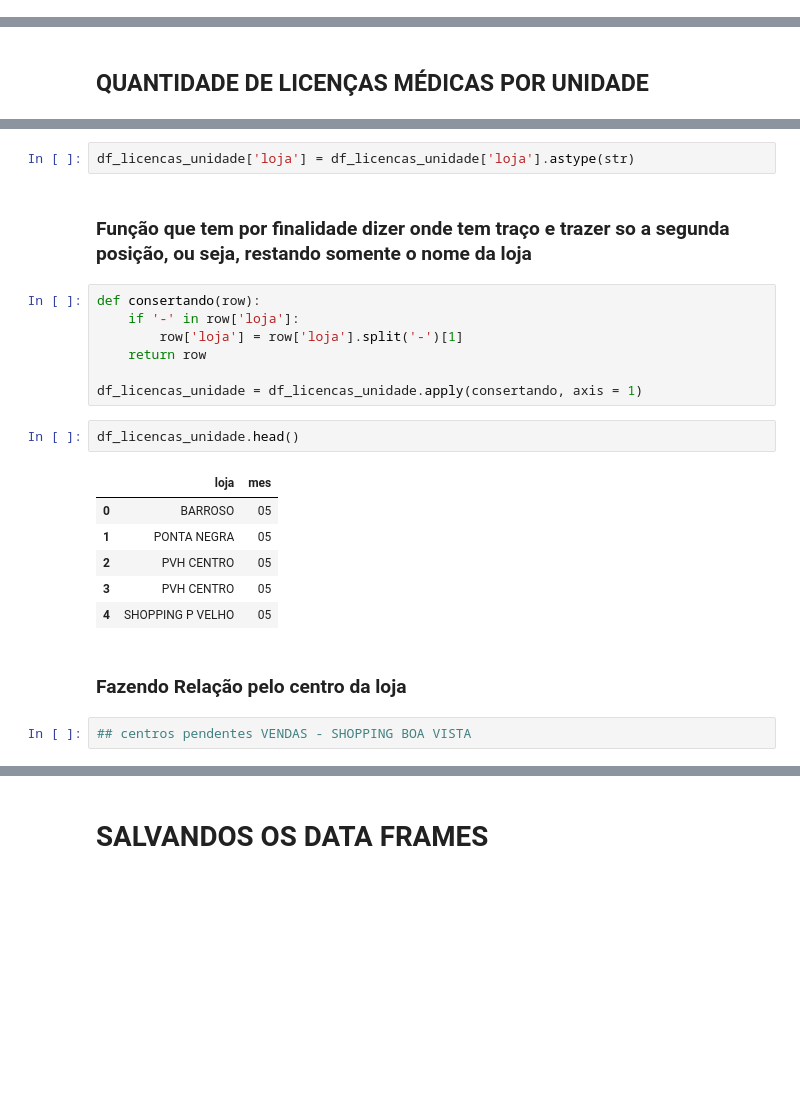
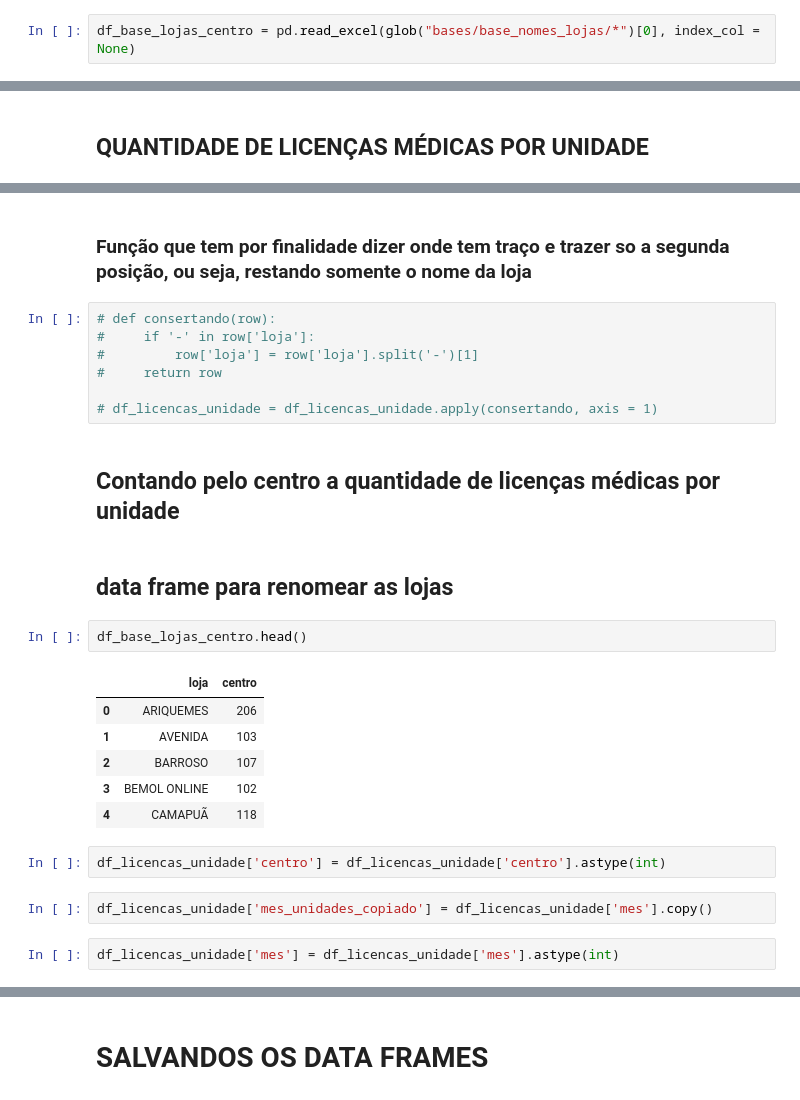
Before and after one commit to pamelaotero/servico_medico, a Jupyter notebook: servico_medico.ipynb, the cells around one changed output, grey strips where cells are left out. Saved outputs shown, nothing was run; the diff lists cells and outputs as text; blank space fills up the shorter version.

```diff
--- a/servico_medico.ipynb
+++ b/servico_medico.ipynb
@@ -16,0 +17,2 @@ df_base_atestados['LOJA'] = df_base_atestados['LOJA'].astype(str)
+# %%
+df_base_lojas_centro = pd.read_excel(glob("bases/base_nomes_lojas/*")[0], index_col = None)
@@ -149,25 +185,29 @@ df_atestados_meses
-# %%
-df_licencas_unidade['loja'] = df_licencas_unidade['loja'].astype(str)
 # %% [markdown]
 ### Função que tem por finalidade dizer onde tem traço e trazer so a segunda posição, ou seja, restando somente o nome da loja
 # %%
-def consertando(row):
-    if '-' in row['loja']:
-        row['loja'] = row['loja'].split('-')[1]
-    return row
+# def consertando(row):
+#     if '-' in row['loja']:
+#         row['loja'] = row['loja'].split('-')[1]
+#     return row
 
-df_licencas_unidade = df_licencas_unidade.apply(consertando, axis = 1)
+# df_licencas_unidade = df_licencas_unidade.apply(consertando, axis = 1)
+# %% [markdown]
+## Contando pelo centro a quantidade de licenças médicas por unidade
+# %% [markdown]
+## data frame para renomear as lojas
 # %%
-df_licencas_unidade.head()
+df_base_lojas_centro.head()
 # %% [output]
-|  | loja | mes |
-| 0 | BARROSO | 05 |
-| 1 | PONTA NEGRA | 05 |
-| 2 | PVH CENTRO | 05 |
-| 3 | PVH CENTRO | 05 |
-| 4 | SHOPPING P VELHO | 05 |
+|  | loja | centro |
+| 0 | ARIQUEMES | 206 |
+| 1 | AVENIDA | 103 |
+| 2 | BARROSO | 107 |
+| 3 | BEMOL ONLINE | 102 |
+| 4 | CAMAPUÃ | 118 |
-# %% [markdown]
-### Fazendo Relação pelo centro da loja
-# %%
-## centros pendentes VENDAS - SHOPPING BOA VISTA
+# %%
+df_licencas_unidade['centro'] = df_licencas_unidade['centro'].astype(int)
+# %%
+df_licencas_unidade['mes_unidades_copiado'] = df_licencas_unidade['mes'].copy()
+# %%
+df_licencas_unidade['mes'] = df_licencas_unidade['mes'].astype(int)
 # %%
```
Also changed, not shown: parts of 45 cells of this notebook.
